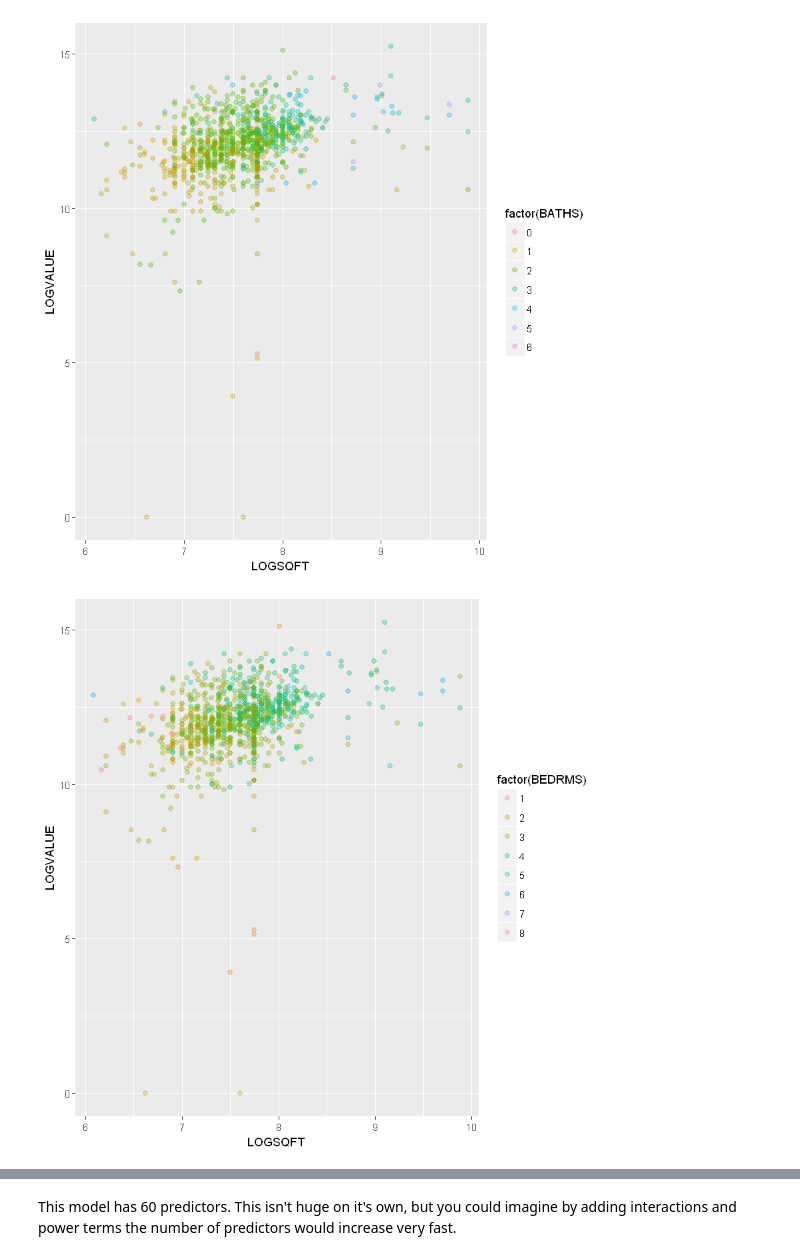
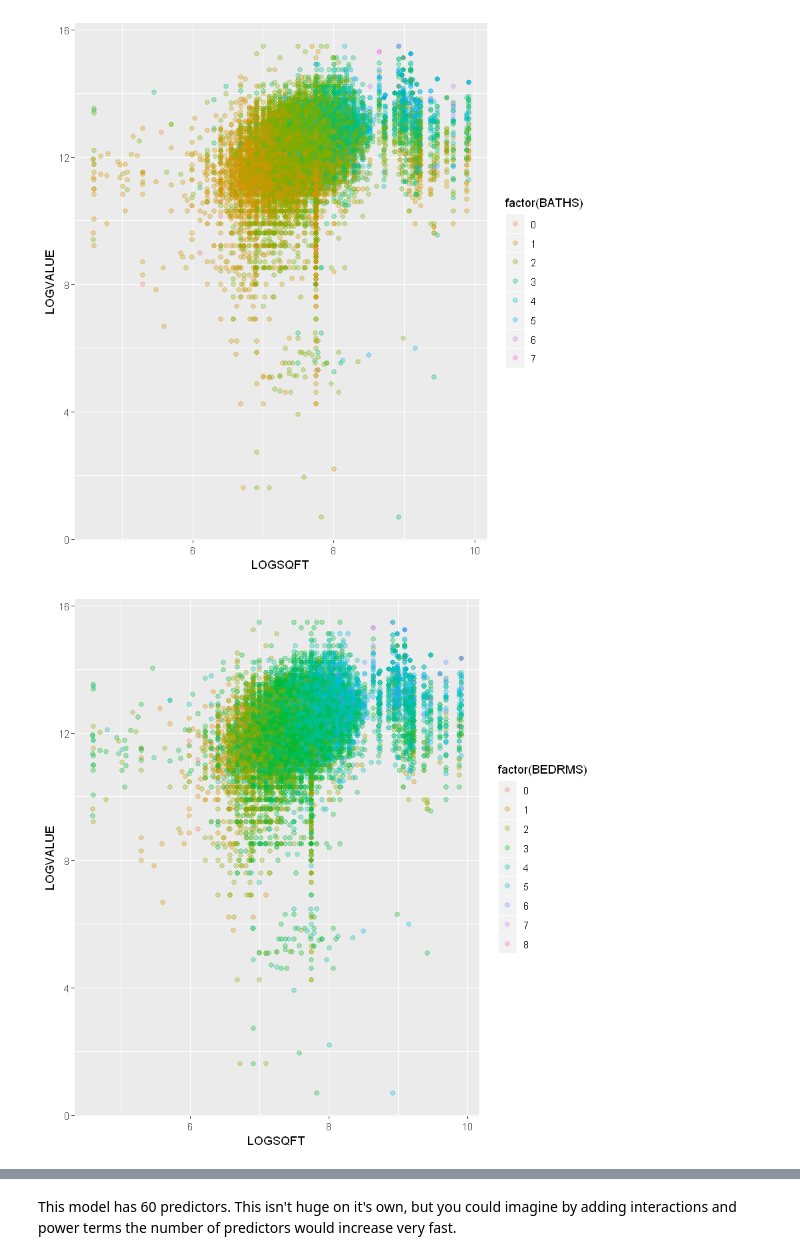
Before and after one commit to adparret/nabe, a Jupyter notebook: 2. Predicting Housing Prices.ipynb, the cells around one changed output, grey strips where cells are left out. Drawn from its saved outputs; the diff is of its cells as text; code cells hidden in the pictures.

```diff
--- a/2. Predicting Housing Prices.ipynb
+++ b/2. Predicting Housing Prices.ipynb
@@ -95,19 +114,21 @@ We can utilize color to see 3d relationships on a 2d scatter plot.
 # %%
-subset = Housing[sample(1:nrow(Housing),1000),]
+
+
+subset = Housing[sample(1:nrow(Housing),dim(Housing)[1]*.5),]
 
 ggplot(subset , aes(x = LOGSQFT, y = LOGVALUE)) +
 # Plotting relationship between Finished Area and log(price)
            geom_point(aes(color = factor(BATHS)),alpha=.3,size=2)
 # Color based on number of full bathrooms
 # %% [output]
-[figure, old version]
+[figure, new version]
 # %%
 ggplot(subset , aes(x = LOGSQFT, y = LOGVALUE)) +
 # Plotting relationship between Finished Area and log(price)
            geom_point(aes(color = factor(BEDRMS)),alpha=.3,size=2)
 # Color based on number of bedrooms
 # %% [output]
-[figure, old version]
+[figure, new version]
 # %%
 ggplot(subset , aes(x = LOGLOT, y = LOGVALUE)) +
 # Plotting relationshipo between Acreage and log(price)
```
Also changed, not shown: parts of 33 cells of this notebook, 13 other files.
